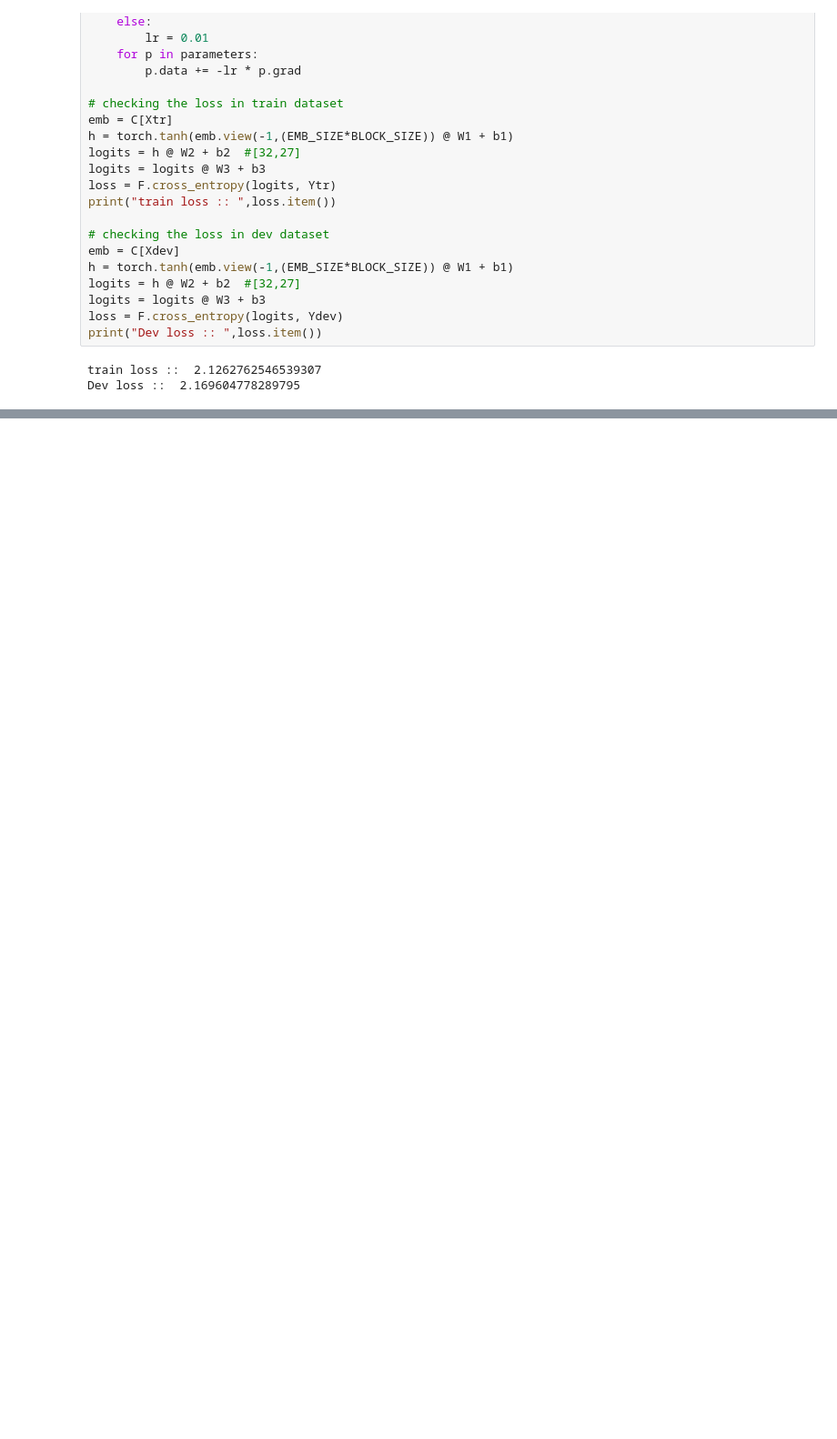
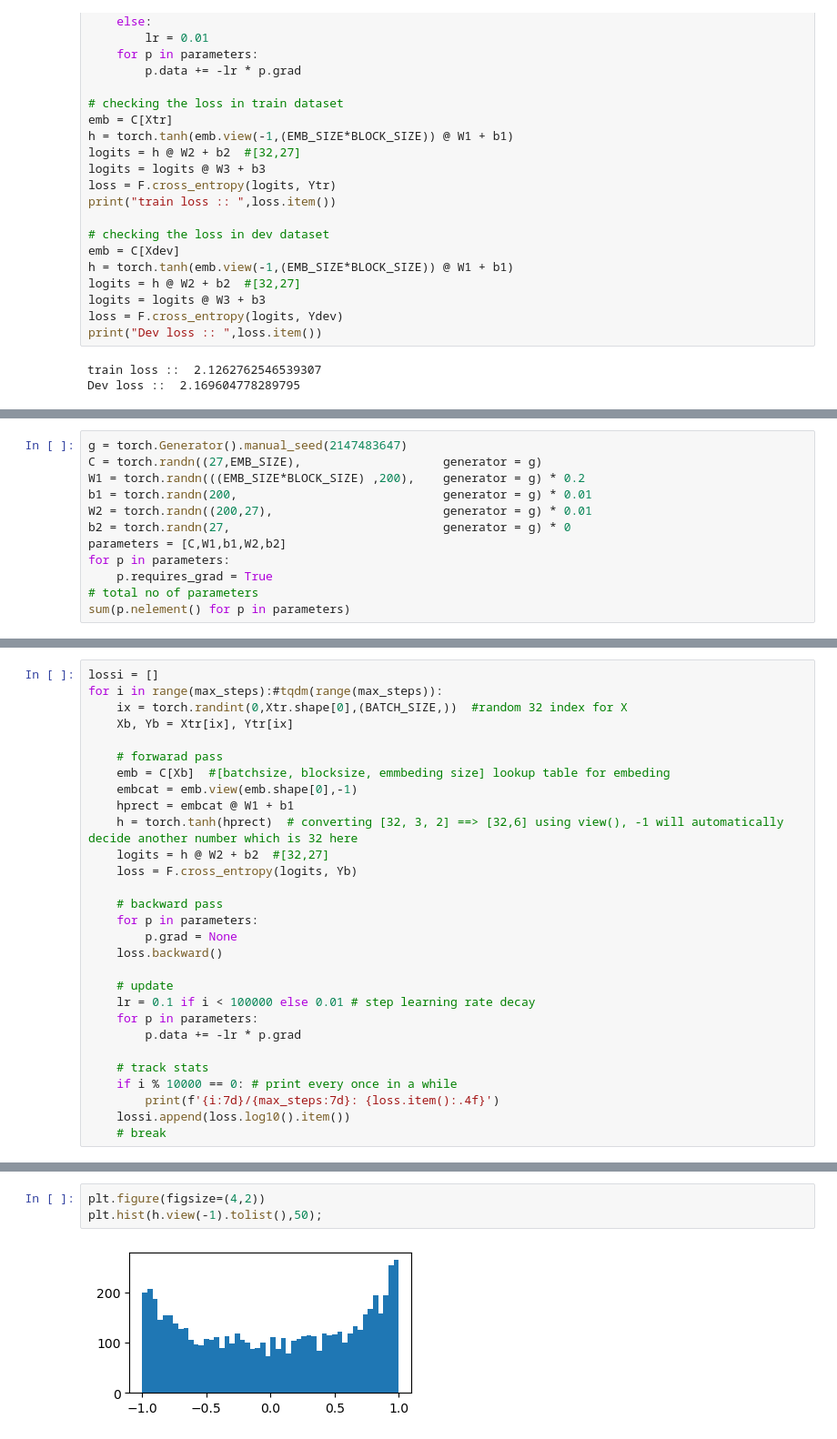
Before and after one commit to nishantssoni/codeDumps, a Jupyter notebook: makemore/makemore.ipynb, the cells around one changed output, grey strips where cells are left out. Shown at 91% size. Drawn from its saved outputs; the diff is of its cells as text; blank space fills up the shorter version.

Commit message:
resolving the initialization of weights and also the tanh layer

```diff
--- a/makemore/makemore.ipynb
+++ b/makemore/makemore.ipynb
@@ -507,0 +572,12 @@ Dev loss ::  2.169604778289795
+# %%
+g = torch.Generator().manual_seed(2147483647)
+C = torch.randn((27,EMB_SIZE),                    generator = g)
+W1 = torch.randn(((EMB_SIZE*BLOCK_SIZE) ,200),    generator = g) * 0.2
+b1 = torch.randn(200,                             generator = g) * 0.01
+W2 = torch.randn((200,27),                        generator = g) * 0.01
+b2 = torch.randn(27,                              generator = g) * 0
+parameters = [C,W1,b1,W2,b2]
+for p in parameters:
+    p.requires_grad = True
+# total no of parameters
+sum(p.nelement() for p in parameters)
@@ -507,0 +586,29 @@ Dev loss ::  2.169604778289795
+# %%
+lossi = []
+for i in range(max_steps):#tqdm(range(max_steps)):
+    ix = torch.randint(0,Xtr.shape[0],(BATCH_SIZE,))  #random 32 index for X
+    Xb, Yb = Xtr[ix], Ytr[ix]
+
+    # forwarad pass
+    emb = C[Xb]  #[batchsize, blocksize, emmbeding size] lookup table for embeding
+    embcat = emb.view(emb.shape[0],-1)
+    hprect = embcat @ W1 + b1
+    h = torch.tanh(hprect)  # converting [32, 3, 2] ==> [32,6] using view(), -1 will automatically decide another number which is 32 here
+    logits = h @ W2 + b2  #[32,27]
+    loss = F.cross_entropy(logits, Yb)
+
+    # backward pass
+    for p in parameters:
+        p.grad = None
+    loss.backward()
+
+    # update
+    lr = 0.1 if i < 100000 else 0.01 # step learning rate decay
+    for p in parameters:
+        p.data += -lr * p.grad
+
+    # track stats
+    if i % 10000 == 0: # print every once in a while
+        print(f'{i:7d}/{max_steps:7d}: {loss.item():.4f}')
+    lossi.append(loss.log10().item())
+    # break
@@ -507,0 +636,5 @@ Dev loss ::  2.169604778289795
+# %%
+plt.figure(figsize=(4,2))
+plt.hist(h.view(-1).tolist(),50);
+# %% [output]
+[figure, added]
```
Also changed, not shown: parts of 9 cells of this notebook.
